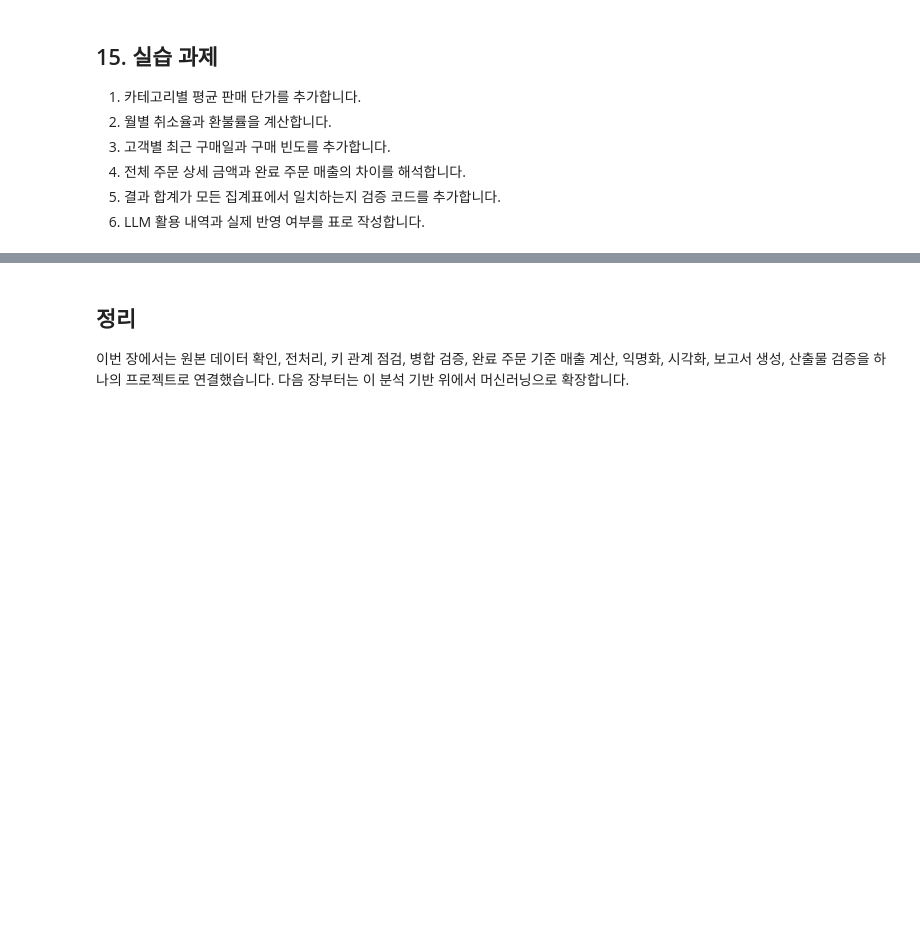
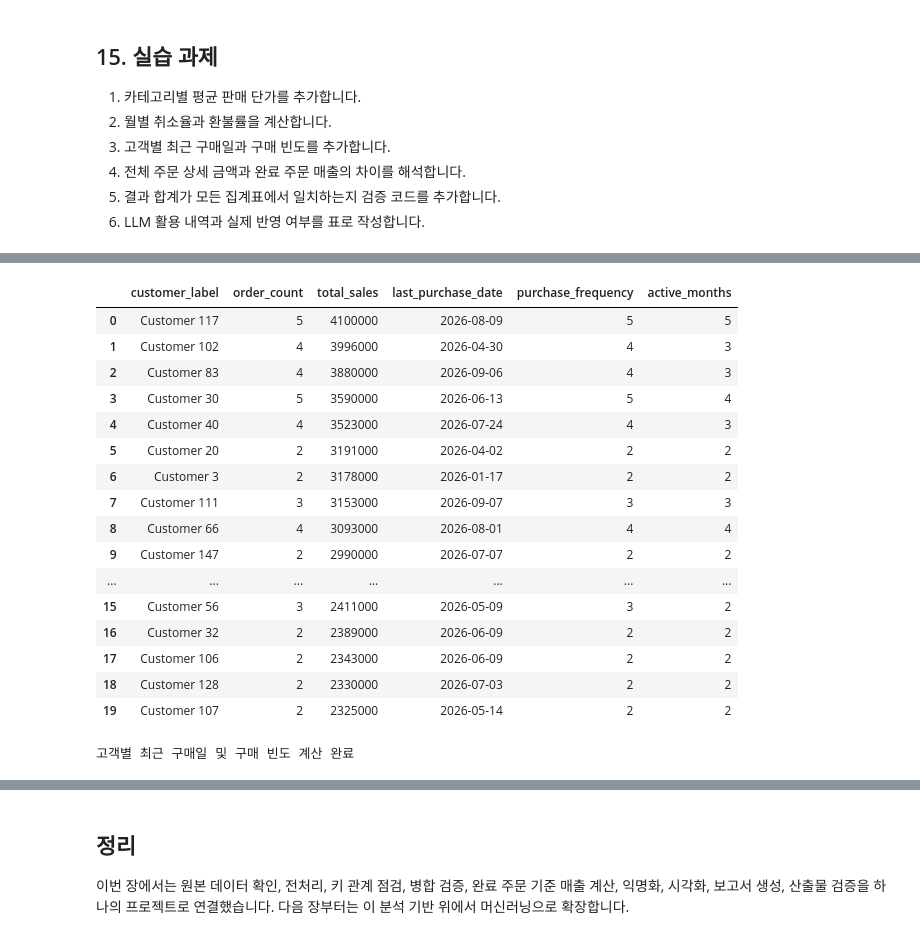
Before and after one commit to Chloe-Hyebin-Kim/llm-data-analysis-course, a Jupyter notebook: practice/chapter08/chapter08.ipynb, the cells around one changed output, grey strips where cells are left out. Cells and saved outputs as stored; diff of their text form; code cells hidden in the pictures; blank space fills up the shorter version.

```diff
--- a/practice/chapter08/chapter08.ipynb
+++ b/practice/chapter08/chapter08.ipynb
@@ -450,0 +573,73 @@ print('결과 합계 일치 검증 완료')
+# %%
+
+# 과제 3. 고객별 최근 구매일과 구매 빈도 추가
+
+completed_orders = processed_data['orders'].copy()
+
+# 완료 주문만 사용
+completed_orders = completed_orders[completed_orders['order_status'] == 'completed'
+].copy()
+
+# 날짜형 변환
+completed_orders['order_date'] = pd.to_datetime(completed_orders['order_date'], errors='coerce')
+
+# 기존 집계와 동일하게 유효한 주문만 사용
+completed_orders = completed_orders.dropna(subset=['order_id', 'customer_id', 'order_date'])
+
+# 구매 월 생성
+completed_orders['order_month'] = (completed_orders['order_date'].dt.to_period('M').astype(str))
+
+# 고객별 구매 정보 계산
+customer_purchase = (completed_orders.groupby('customer_id', as_index=False)
+                     .agg(
+                         last_purchase_date=('order_date', 'max'),
+                         purchase_frequency=('order_id', 'nunique'),
+                         active_months=('order_month', 'nunique')
+                         ))
+
+# 기존 고객별 매출표 복사
+customer_sales = analysis_tables['customer_sales'].copy()
+
+# 고객별 구매 정보 병합
+customer_sales = customer_sales.merge(customer_purchase, on='customer_id', how='left',validate='one_to_one')
+
+# 기존 주문 수와 구매 빈도 일치 확인
+assert (customer_sales['order_count']== customer_sales['purchase_frequency']).all()
+
+# 날짜 표시 형식 정리
+customer_sales['last_purchase_date'] = (customer_sales['last_purchase_date'].dt.strftime('%Y-%m-%d'))
+
+# 개인식별정보 제외한 결과 출력
+display(
+    customer_sales[
+        [
+            'customer_label',
+            'order_count',
+            'total_sales',
+            'last_purchase_date',
+            'purchase_frequency',
+            'active_months'
+        ]
+    ].head(20)
+)
+
+print('고객별 최근 구매일 및 구매 빈도 계산 완료')
+# %% [output]
+|  | customer_label | order_count | total_sales | last_purchase_date | purchase_frequency | active_months |
+| 0 | Customer 117 | 5 | 4100000 | 2026-08-09 | 5 | 5 |
+| 1 | Customer 102 | 4 | 3996000 | 2026-04-30 | 4 | 3 |
+| 2 | Customer 83 | 4 | 3880000 | 2026-09-06 | 4 | 3 |
+| 3 | Customer 30 | 5 | 3590000 | 2026-06-13 | 5 | 4 |
+| 4 | Customer 40 | 4 | 3523000 | 2026-07-24 | 4 | 3 |
+| 5 | Customer 20 | 2 | 3191000 | 2026-04-02 | 2 | 2 |
+| 6 | Customer 3 | 2 | 3178000 | 2026-01-17 | 2 | 2 |
+| 7 | Customer 111 | 3 | 3153000 | 2026-09-07 | 3 | 3 |
+| 8 | Customer 66 | 4 | 3093000 | 2026-08-01 | 4 | 4 |
+| 9 | Customer 147 | 2 | 2990000 | 2026-07-07 | 2 | 2 |
+| ... | ... | ... | ... | ... | ... | ... |
+| 15 | Customer 56 | 3 | 2411000 | 2026-05-09 | 3 | 2 |
+| 16 | Customer 32 | 2 | 2389000 | 2026-06-09 | 2 | 2 |
+| 17 | Customer 106 | 2 | 2343000 | 2026-06-09 | 2 | 2 |
+| 18 | Customer 128 | 2 | 2330000 | 2026-07-03 | 2 | 2 |
+| 19 | Customer 107 | 2 | 2325000 | 2026-05-14 | 2 | 2 |
+고객별 최근 구매일 및 구매 빈도 계산 완료
```
Also changed, not shown: parts of 11 cells of this notebook, 1 other file.
